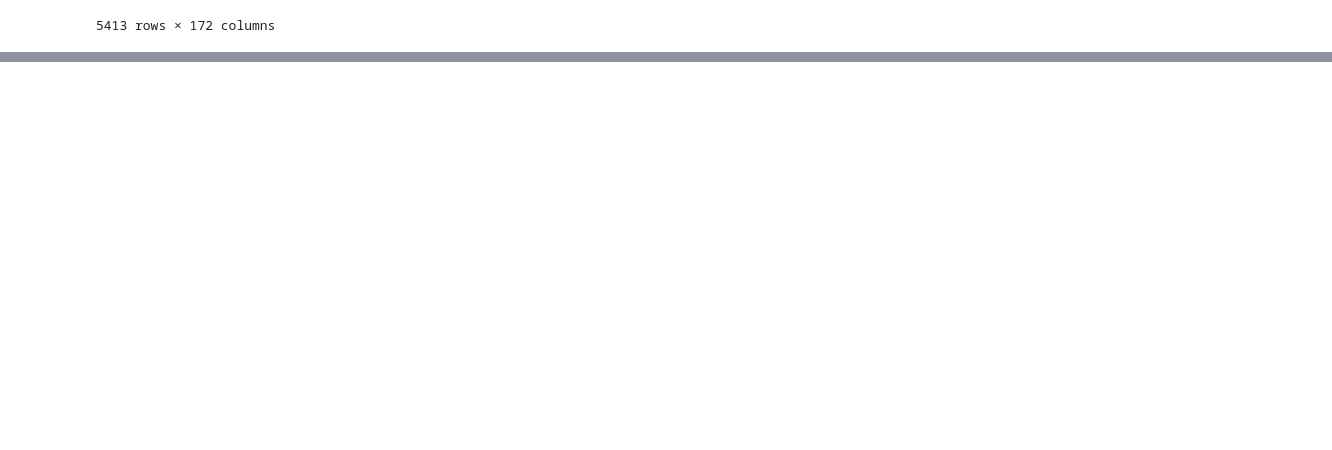
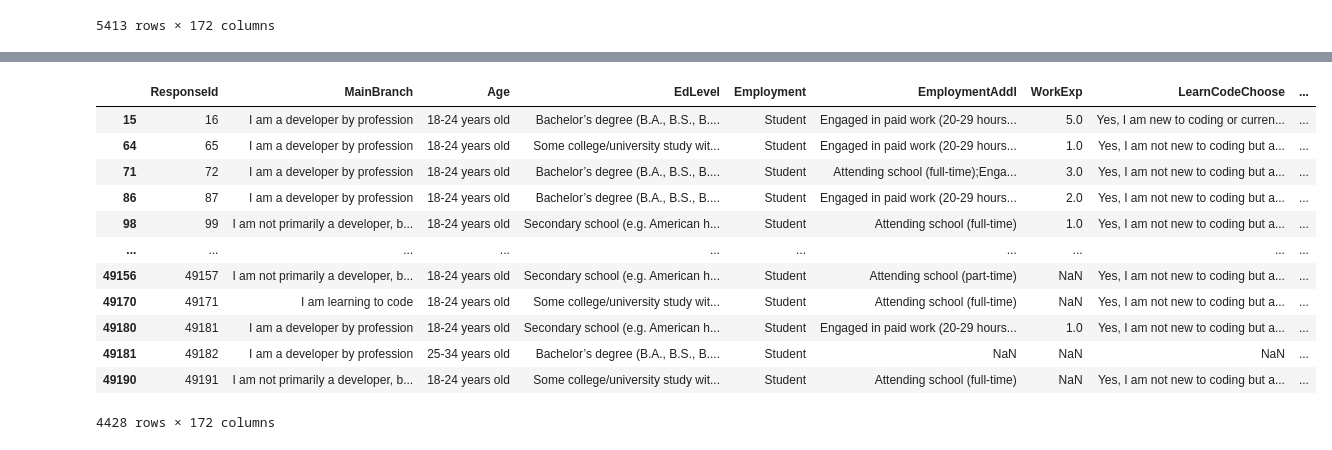
Before and after one commit to Sophie-Muchiri12/python-dataanalysis, a Jupyter notebook: stackoverflow_survey_pandas_analysis.ipynb, the cells around one changed output, grey strips where cells are left out. Saved outputs shown, nothing was run; the diff lists cells and outputs as text; code cells hidden in the pictures; blank space fills up the shorter version.

```diff
--- a/stackoverflow_survey_pandas_analysis.ipynb
+++ b/stackoverflow_survey_pandas_analysis.ipynb
@@ -1118,0 +1328,16 @@ df.loc[(df['Country']=='United States of America')& (df['Employment'] == 'Employ
+# %%
+df.loc[df['Employment'] == 'Student']
+# %% [output]
+|  | ResponseId | MainBranch | Age | EdLevel | Employment | EmploymentAddl | WorkExp | LearnCodeChoose | ... |
+| 15 | 16 | I am a developer by profession | 18-24 years old | Bachelor’s degree (B.A., B.S., B.... | Student | Engaged in paid work (20-29 hours... | 5.0 | Yes, I am new to coding or curren... | ... |
+| 64 | 65 | I am a developer by profession | 18-24 years old | Some college/university study wit... | Student | Engaged in paid work (20-29 hours... | 1.0 | Yes, I am not new to coding but a... | ... |
+| 71 | 72 | I am a developer by profession | 18-24 years old | Bachelor’s degree (B.A., B.S., B.... | Student | Attending school (full-time);Enga... | 3.0 | Yes, I am not new to coding but a... | ... |
+| 86 | 87 | I am a developer by profession | 18-24 years old | Bachelor’s degree (B.A., B.S., B.... | Student | Engaged in paid work (20-29 hours... | 2.0 | Yes, I am not new to coding but a... | ... |
+| 98 | 99 | I am not primarily a developer, b... | 18-24 years old | Secondary school (e.g. American h... | Student | Attending school (full-time) | 1.0 | Yes, I am not new to coding but a... | ... |
+| ... | ... | ... | ... | ... | ... | ... | ... | ... | ... |
+| 49156 | 49157 | I am not primarily a developer, b... | 18-24 years old | Secondary school (e.g. American h... | Student | Attending school (part-time) | NaN | Yes, I am not new to coding but a... | ... |
+| 49170 | 49171 | I am learning to code | 18-24 years old | Some college/university study wit... | Student | Attending school (full-time) | NaN | Yes, I am not new to coding but a... | ... |
+| 49180 | 49181 | I am a developer by profession | 18-24 years old | Secondary school (e.g. American h... | Student | Engaged in paid work (20-29 hours... | 1.0 | Yes, I am not new to coding but a... | ... |
+| 49181 | 49182 | I am a developer by profession | 25-34 years old | Bachelor’s degree (B.A., B.S., B.... | Student | NaN | NaN | NaN | ... |
+| 49190 | 49191 | I am not primarily a developer, b... | 18-24 years old | Some college/university study wit... | Student | Attending school (full-time) | NaN | Yes, I am not new to coding but a... | ... |
+4428 rows × 172 columns
```
Also changed, not shown: parts of 19 cells of this notebook.
